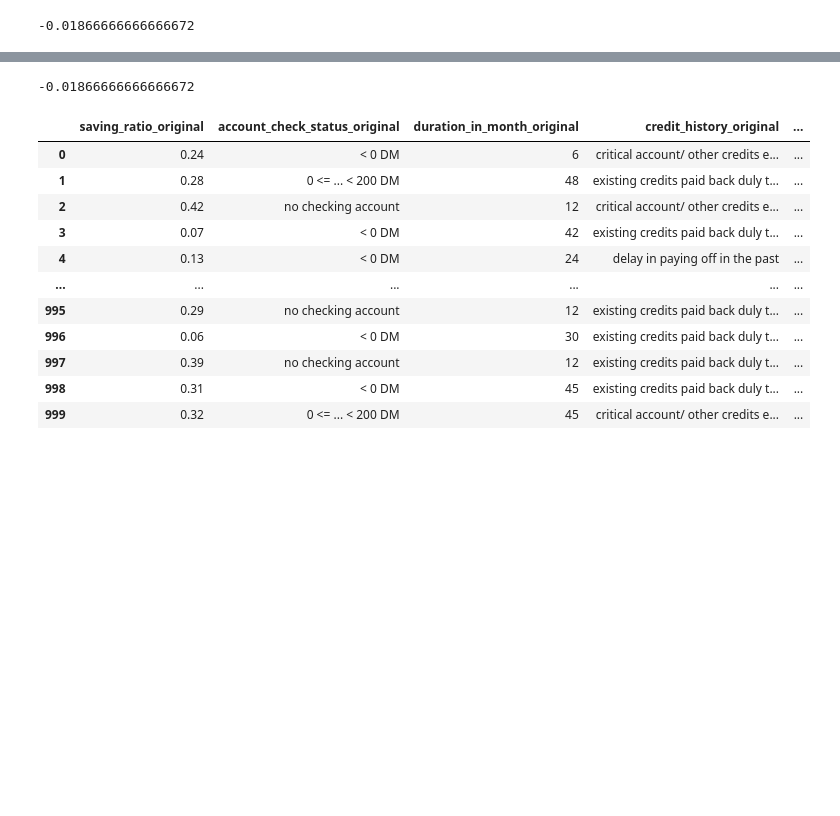
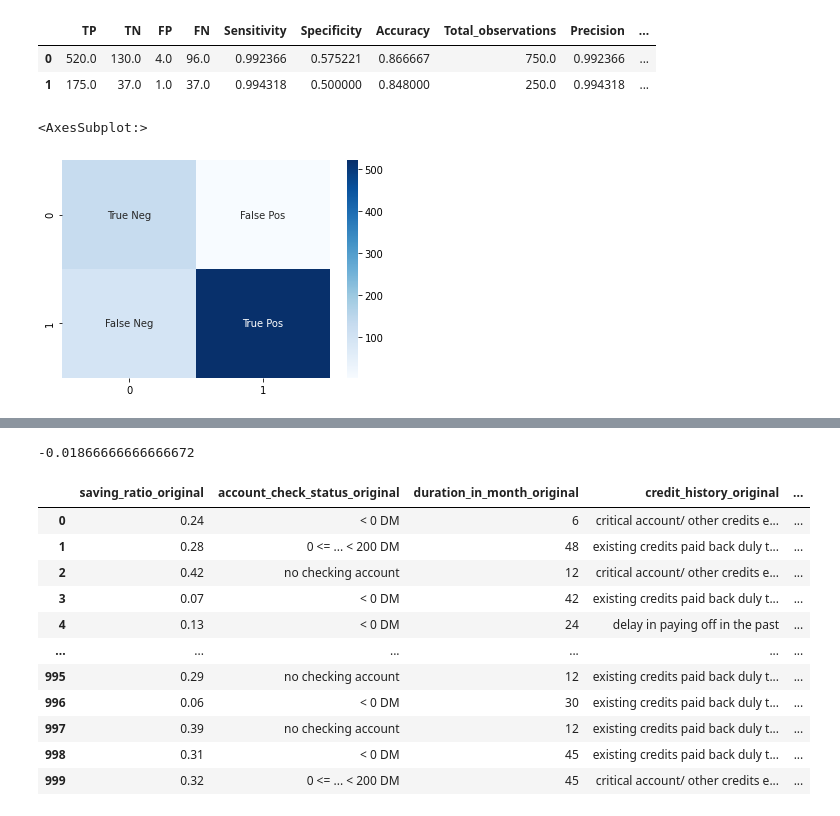
Before and after one commit to MustafaBozkurt84/chartsjs_machine_learning_report, a Jupyter notebook: Untitled.ipynb, the cells around one changed output, grey strips where cells are left out. Cells and saved outputs as stored; diff of their text form; code cells hidden in the pictures; blank space fills up the shorter version.

```diff
--- a/Untitled.ipynb
+++ b/Untitled.ipynb
@@ -36,4 +33,6 @@ my_dict["dif"]=accuracy_report["Accuracy"][1]- accuracy_report["Accuracy"][0]
-# %%
-my_dict["dif"]
-# %% [output]
--0.01866666666666672
+# %%
+accuracy_report
+# %% [output]
+|  | TP | TN | FP | FN | Sensitivity | Specificity | Accuracy | Total_observations | Precision | ... |
+| 0 | 520.0 | 130.0 | 4.0 | 96.0 | 0.992366 | 0.575221 | 0.866667 | 750.0 | 0.992366 | ... |
+| 1 | 175.0 | 37.0 | 1.0 | 37.0 | 0.994318 | 0.500000 | 0.848000 | 250.0 | 0.994318 | ... |
@@ -39,0 +41,11 @@ my_dict["dif"]
+# %%
+cf_matrix = np.array([[accuracy_report["TN"][0],  accuracy_report["FP"][0]],
+       [ accuracy_report["FN"][0], accuracy_report["TP"][0]]])
+# %%
+import seaborn as sns
+labels = ["True Neg","False Pos","False Neg","True Pos"]
+labels = np.asarray(labels).reshape(2,2)
+sns.heatmap(cf_matrix, annot=labels, fmt="", cmap='Blues')
+# %% [output]
+<AxesSubplot:>
+[figure, added]
```
Also changed, not shown: parts of 9 cells of this notebook, 2 other files.
